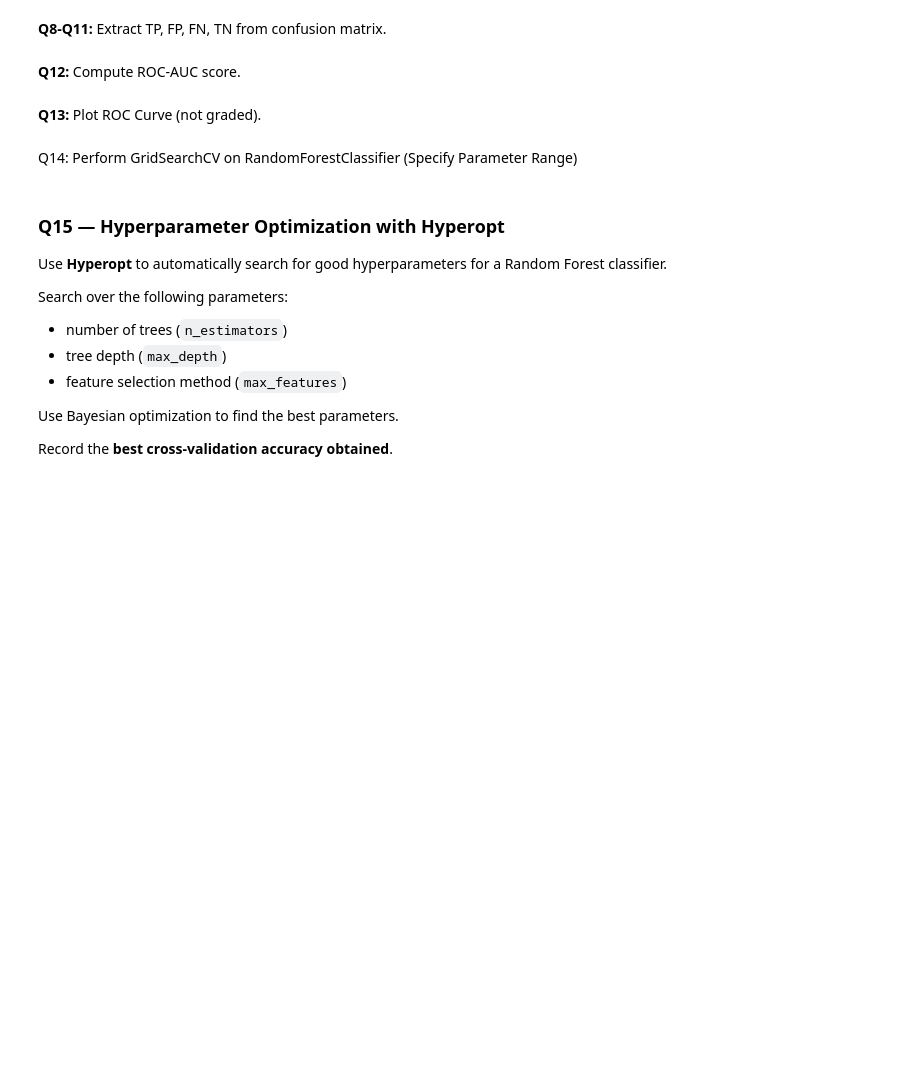
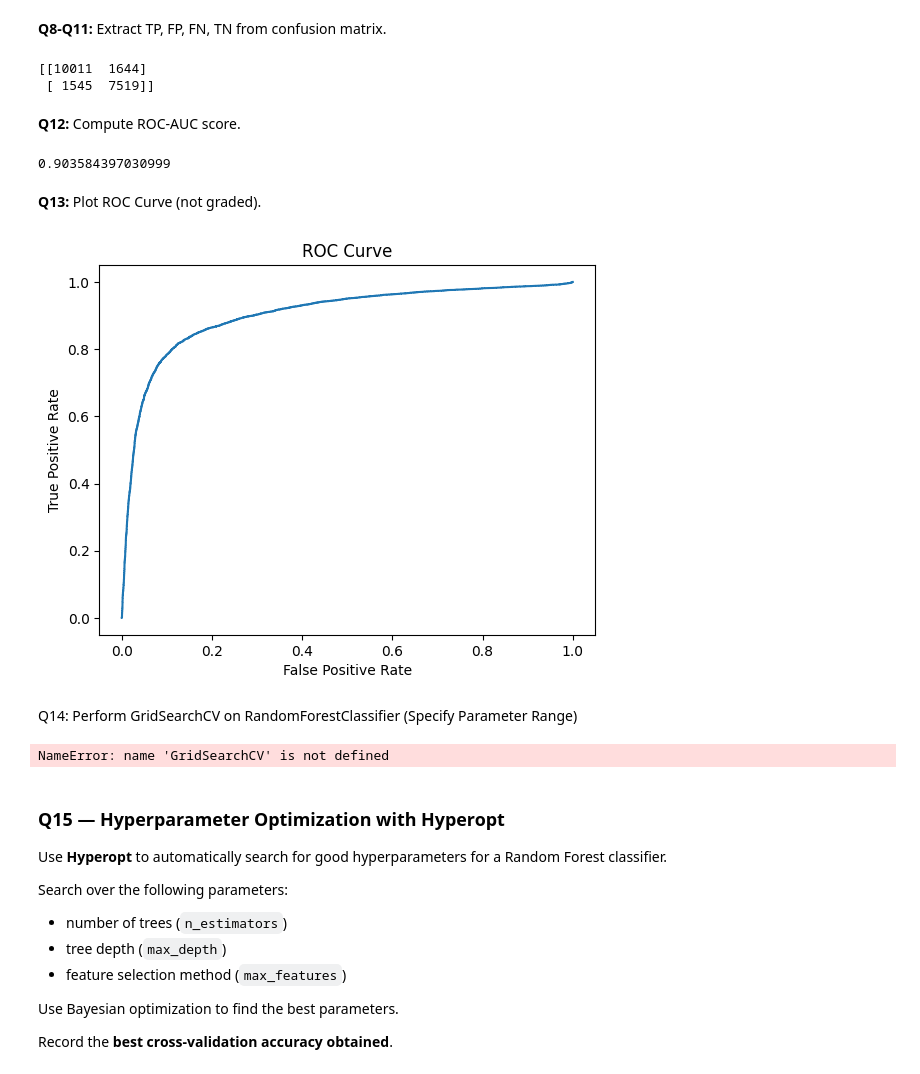
Before and after one commit to dhiraipinky/Statistics-for-Data-Science, a Jupyter notebook: advanced_ml_quiz_notebook.ipynb, the cells around one changed output. Saved outputs shown, nothing was run; the diff lists cells and outputs as text; code cells hidden in the pictures; blank space fills up the shorter version.

```diff
--- a/advanced_ml_quiz_notebook.ipynb
+++ b/advanced_ml_quiz_notebook.ipynb
@@ -756,2 +798,11 @@ df.head()
 # %% [markdown]
 Q5: Train a RandomForestRegressor and Compute RMSE
+# %%
+rf_reg = RandomForestRegressor(random_state=RANDOM_STATE)
+rf_reg.fit(X_train, y_train_reg)
+
+pred_rf = rf_reg.predict(X_test)
+rmse_rf = np.sqrt(mean_squared_error(y_test_reg, pred_rf))
+
+record_answer('Q5_rf_rmse', rmse_rf)
+print(rmse_rf)
@@ -760,2 +819,22 @@ Q5: Train a RandomForestRegressor and Compute RMSE
 # %% [markdown]
 **Q7:** Train Logistic Regression and compute accuracy, precision, recall, and F1.
+# %%
+y_train_clf_encoded = y_train_clf.map({'satisfied': 1, 'neutral or dissatisfied': 0})
+y_test_clf_encoded = y_test_clf.map({'satisfied': 1, 'neutral or dissatisfied': 0})
+
+log_model = LogisticRegression(max_iter=1000, random_state=RANDOM_STATE)
+log_model.fit(X_train, y_train_clf_encoded)
+
+pred_log = log_model.predict(X_test)
+
+acc = accuracy_score(y_test_clf_encoded, pred_log)
+precision = precision_score(y_test_clf_encoded, pred_log)
+recall = recall_score(y_test_clf_encoded, pred_log)
+f1 = f1_score(y_test_clf_encoded, pred_log)
+
+record_answer('Q7_accuracy', acc)
+record_answer('Q7_precision', precision)
+record_answer('Q7_recall', recall)
+record_answer('Q7_f1', f1)
+
+print(f"Accuracy: {acc:.4f}, Precision: {precision:.4f}, Recall: {recall:.4f}, F1-score: {f1:.4f}")
@@ -762,11 +850,47 @@ Q5: Train a RandomForestRegressor and Compute RMSE
 # %% [markdown]
 **Q8-Q11:** Extract TP, FP, FN, TN from confusion matrix.
+# %%
+cm = confusion_matrix(y_test_clf_encoded, pred_log)
+tn, fp, fn, tp = cm.ravel()
+
+record_answer('Q8_tp', tp)
+record_answer('Q9_fp', fp)
+record_answer('Q10_fn', fn)
+record_answer('Q11_tn', tn)
+
+print(cm)
+# %% [output]
+[[10011  1644]
+ [ 1545  7519]]
 # %% [markdown]
 **Q12:** Compute ROC-AUC score.
+# %%
+probs = log_model.predict_proba(X_test)[:,1]
+auc = roc_auc_score(y_test_clf_encoded, probs)
+
+record_answer('Q12_auc', auc)
+print(auc)
+# %% [output]
+0.903584397030999
 # %% [markdown]
 **Q13:** Plot ROC Curve (not graded).
+# %%
+fpr, tpr, thresholds = roc_curve(y_test_clf_encoded, probs)
+plt.plot(fpr, tpr)
+plt.xlabel('False Positive Rate')
+plt.ylabel('True Positive Rate')
+plt.title('ROC Curve')
+plt.show()
+# %% [output]
+[figure, added]
 # %% [markdown]
 Q14: Perform GridSearchCV on RandomForestClassifier (Specify Parameter Range)
+# %%
+param_grid = {'n_estimators':[50,100], 'max_depth':[3,5,10]}
+
+grid = GridSearchCV(RandomForestClassifier(random_state=RANDOM_STATE), param_grid, cv=5)
+# %% [output]
+NameError: name 'GridSearchCV' is not defined
 # %% [markdown]
 ### Q15 — Hyperparameter Optimization with Hyperopt
 
```
Also changed, not shown: parts of 12 cells of this notebook.
